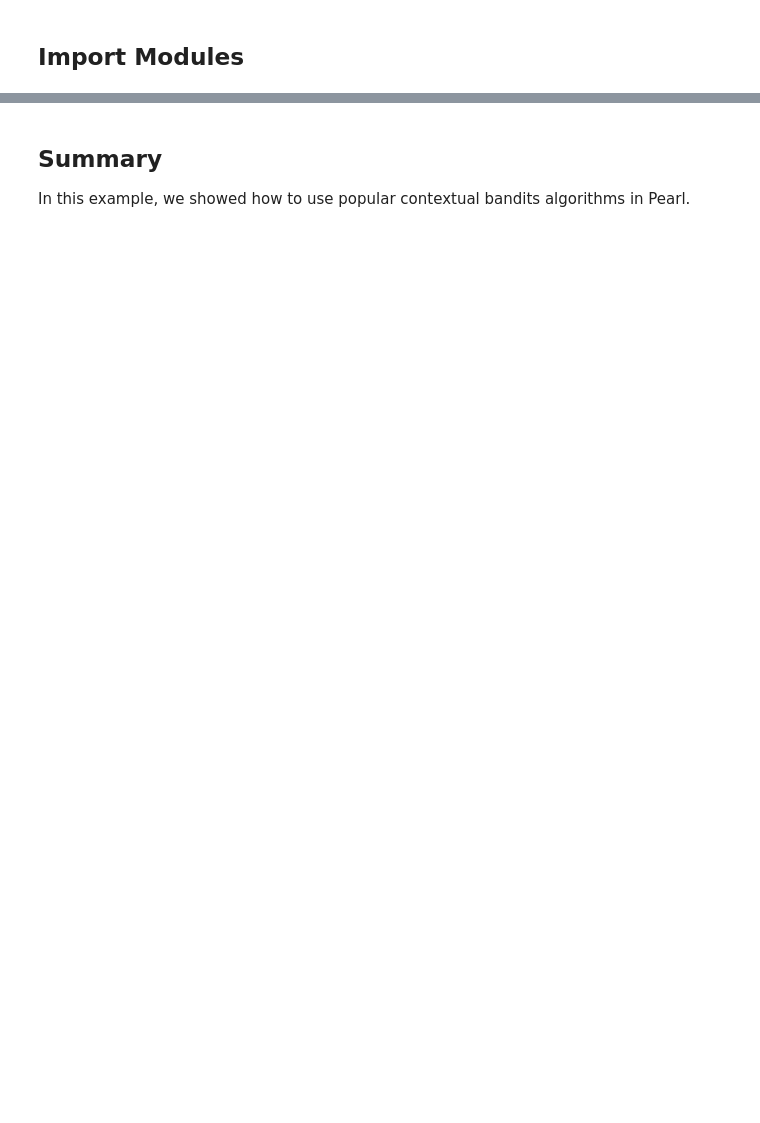
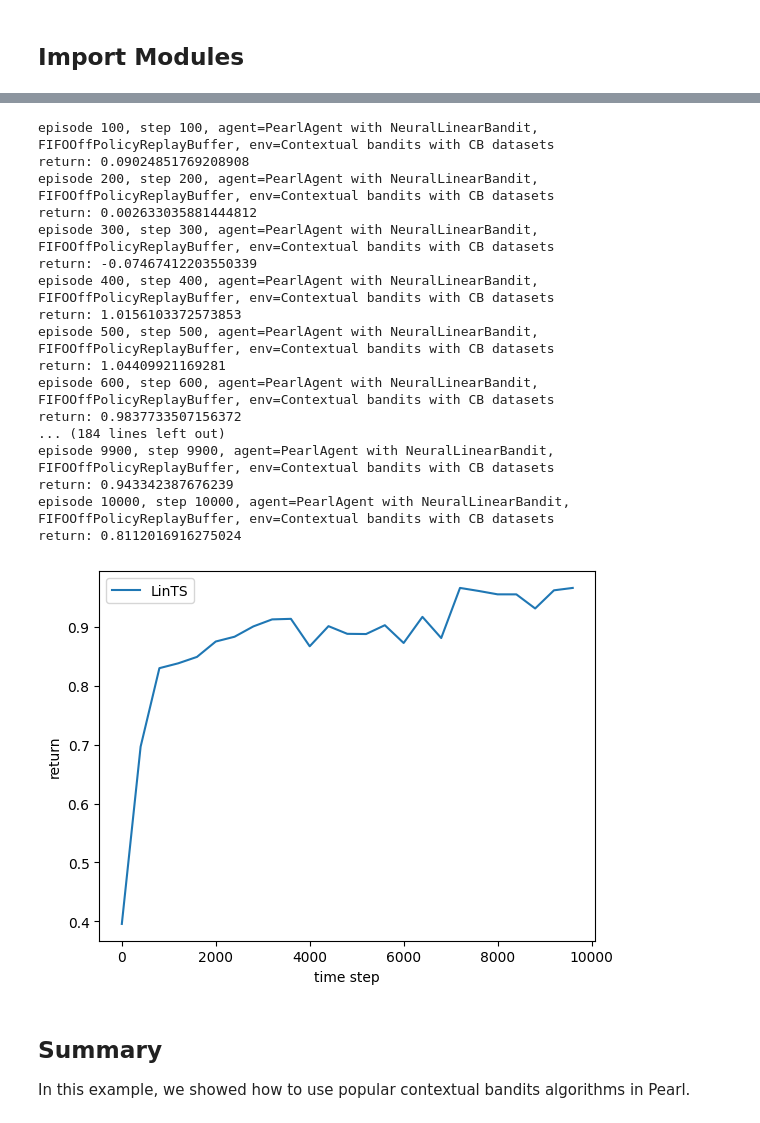
Before and after one commit to facebookresearch/Pearl, a Jupyter notebook: tutorials/contextual_bandits/contextual_bandits_tutorial.ipynb, the cells around one changed output, grey strips where cells are left out. Drawn from its saved outputs; the diff is of its cells as text; code cells hidden in the pictures; blank space fills up the shorter version.

```diff
--- a/tutorials/contextual_bandits/contextual_bandits_tutorial.ipynb
+++ b/tutorials/contextual_bandits/contextual_bandits_tutorial.ipynb
@@ -211,3 +248,57 @@ return: 1.2010207176208496
+# %%
+# Create a Neural LinTS pearl agent with 1-hot action representation
+
+action_representation_module = OneHotActionTensorRepresentationModule(
+    max_number_actions= env._action_space.n,
+)
+
+agent = PearlAgent(
+    policy_learner=NeuralLinearBandit(
+        feature_dim = env.observation_dim + env._action_space.n,
+        hidden_dims=[64, 16],
+        state_features_only=False,
+        training_rounds=10,
+        learning_rate=0.01,
+        action_representation_module=action_representation_module,
+        exploration_module= ThompsonSamplingExplorationLinear()
+    ),
+    replay_buffer=FIFOOffPolicyReplayBuffer(100_000),
+    device_id=-1,
+)
+
+info = online_learning(
+    agent=agent,
+    env=env,
+    number_of_steps=number_of_steps,
+    print_every_x_steps=100,
+    record_period=record_period,
+    learn_after_episode=True,
+)
+torch.save(info["return"], "LinTS-return.pt")
+plt.plot(record_period * np.arange(len(info["return"])), info["return"], label="LinTS")
+plt.xlabel("time step")
+plt.ylabel("return")
+plt.legend()
+plt.show()
+# %% [output]
+episode 100, step 100, agent=PearlAgent with NeuralLinearBandit, FIFOOffPolicyReplayBuffer, env=Contextual bandits with CB datasets
+return: 0.09024851769208908
+episode 200, step 200, agent=PearlAgent with NeuralLinearBandit, FIFOOffPolicyReplayBuffer, env=Contextual bandits with CB datasets
+return: 0.002633035881444812
+episode 300, step 300, agent=PearlAgent with NeuralLinearBandit, FIFOOffPolicyReplayBuffer, env=Contextual bandits with CB datasets
+return: -0.07467412203550339
+episode 400, step 400, agent=PearlAgent with NeuralLinearBandit, FIFOOffPolicyReplayBuffer, env=Contextual bandits with CB datasets
+return: 1.0156103372573853
+episode 500, step 500, agent=PearlAgent with NeuralLinearBandit, FIFOOffPolicyReplayBuffer, env=Contextual bandits with CB datasets
+return: 1.04409921169281
+episode 600, step 600, agent=PearlAgent with NeuralLinearBandit, FIFOOffPolicyReplayBuffer, env=Contextual bandits with CB datasets
+return: 0.9837733507156372
+... (184 lines left out)
+episode 9900, step 9900, agent=PearlAgent with NeuralLinearBandit, FIFOOffPolicyReplayBuffer, env=Contextual bandits with CB datasets
+return: 0.943342387676239
+episode 10000, step 10000, agent=PearlAgent with NeuralLinearBandit, FIFOOffPolicyReplayBuffer, env=Contextual bandits with CB datasets
+return: 0.8112016916275024
+[figure, added]
 # %% [markdown]
 ## Summary
 In this example, we showed how to use popular contextual bandits algorithms in Pearl.
```
Also changed, not shown: parts of 12 cells of this notebook, 1 other file.
